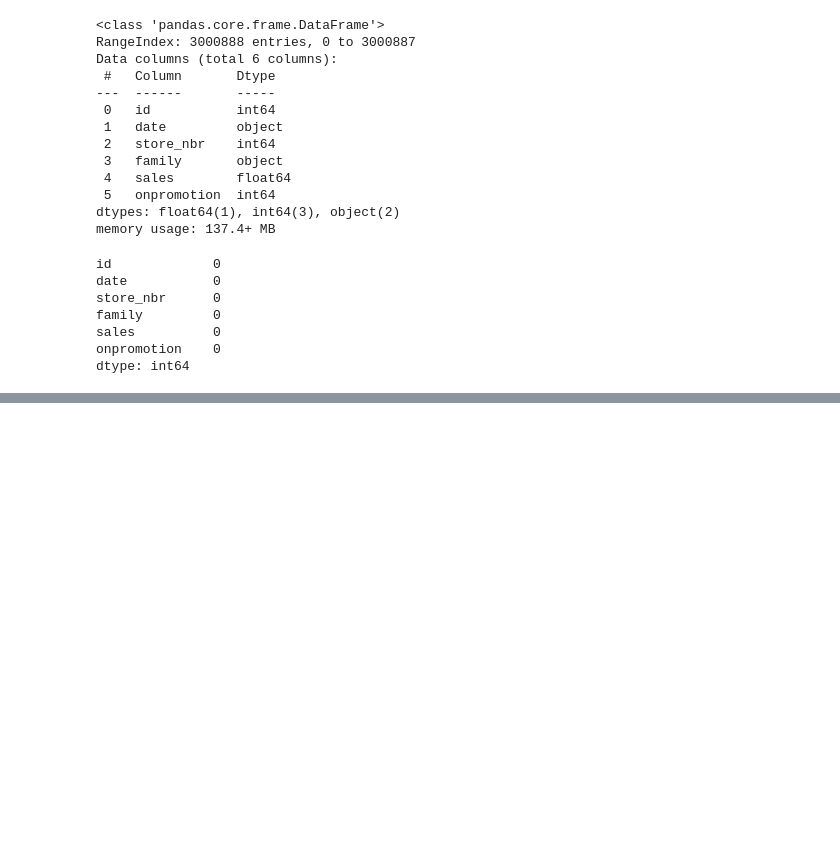
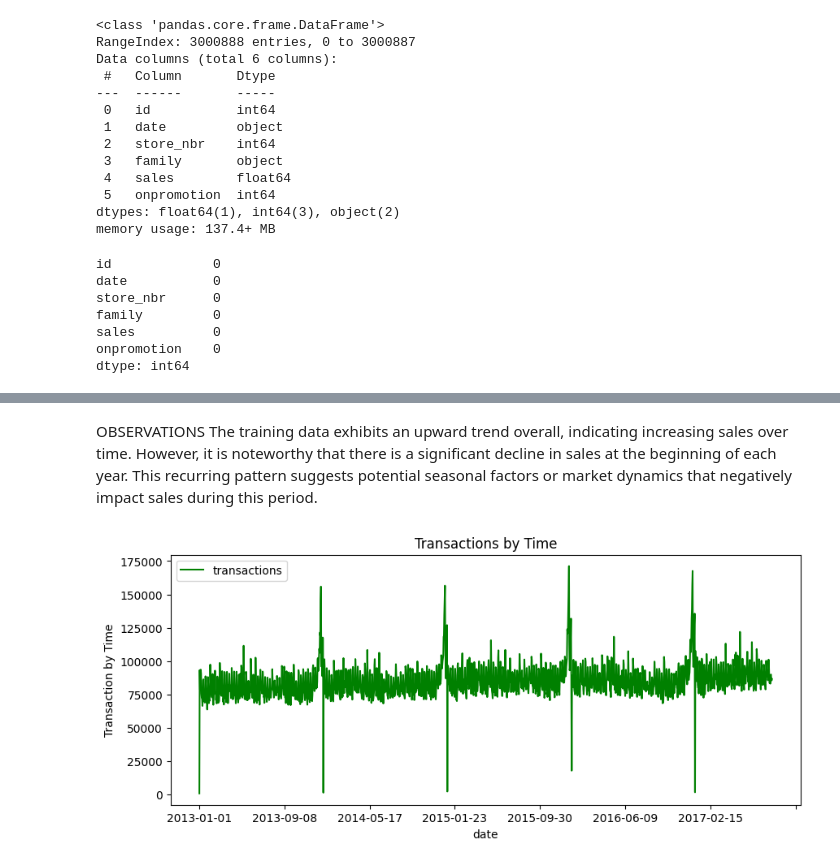
Before and after one commit to MayayaPatrick/Business-Forecasting-Model, a Jupyter notebook: Notebook/Time Series.ipynb, the cells around one changed output, grey strips where cells are left out. Drawn from its saved outputs; the diff is of its cells as text; code cells hidden in the pictures; blank space fills up the shorter version.

```diff
--- a/Notebook/Time Series.ipynb
+++ b/Notebook/Time Series.ipynb
@@ -469,0 +403,13 @@ final_train_data.rename(columns={"dcoilwtico": "Price"}, inplace=True)
+# %% [markdown]
+OBSERVATIONS
+The training data exhibits an upward trend overall, indicating increasing sales over time. However, it is noteworthy that there is a significant decline in sales at the beginning of each year. This recurring pattern suggests potential seasonal factors or market dynamics that negatively impact sales during this period.
+# %%
+transaction_trend= transactions.groupby("date").transactions.sum().reset_index()
+transaction_trend= transaction_trend.set_index("date")
+
+transaction_trend.plot(figsize= (10,4), color= ("green"))
+plt.title("Transactions by Time")
+plt.ylabel("Transaction by Time")
+plt.show()
+# %% [output]
+[figure, added]
```
Also changed, not shown: parts of 19 cells of this notebook, 1 other file.
